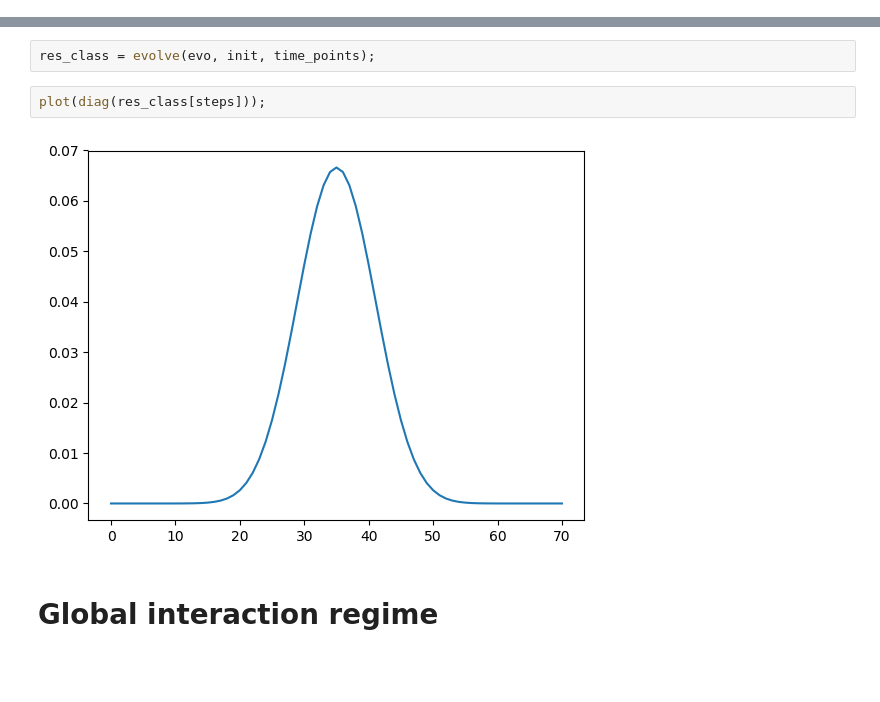
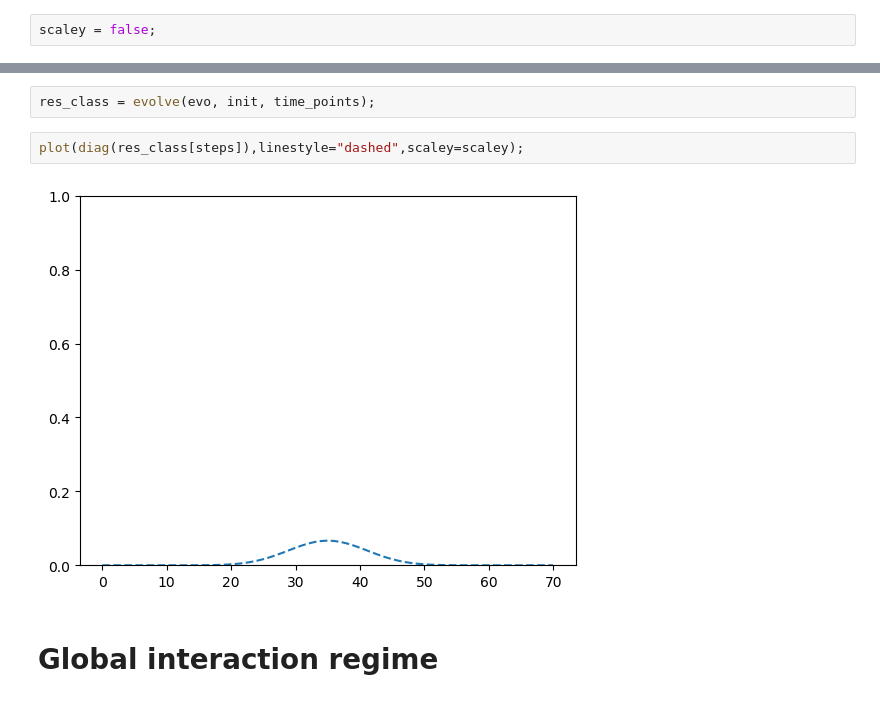
Before and after one commit to iitis/QSWalk.jl, a Jupyter notebook: examples/ex01_qsw_on_line.ipynb, the cells around one changed output, grey strips where cells are left out. Cells and saved outputs as stored; diff of their text form; blank space fills up the shorter version.

```diff
--- a/examples/ex01_qsw_on_line.ipynb
+++ b/examples/ex01_qsw_on_line.ipynb
@@ -16,6 +12,8 @@ dim = 71;
 steps = 10;
 # %%
 s0 = Int((dim+1)/2);
+# %%
+scaley = false;
 # %% [markdown]
 # Adjacency matrix
 # %%
@@ -36,9 +34,9 @@ time_points = collect(0:steps)*time_step;
 # %%
 res_class = evolve(evo, init, time_points);
 # %%
-plot(diag(res_class[steps]));
+plot(diag(res_class[steps]),linestyle="dashed",scaley=scaley);
 # %% [output]
-[figure, old version]
+[figure, new version]
 # %% [markdown]
 # Global interaction regime
 # %%
```
Also changed, not shown: parts of 6 cells of this notebook.
